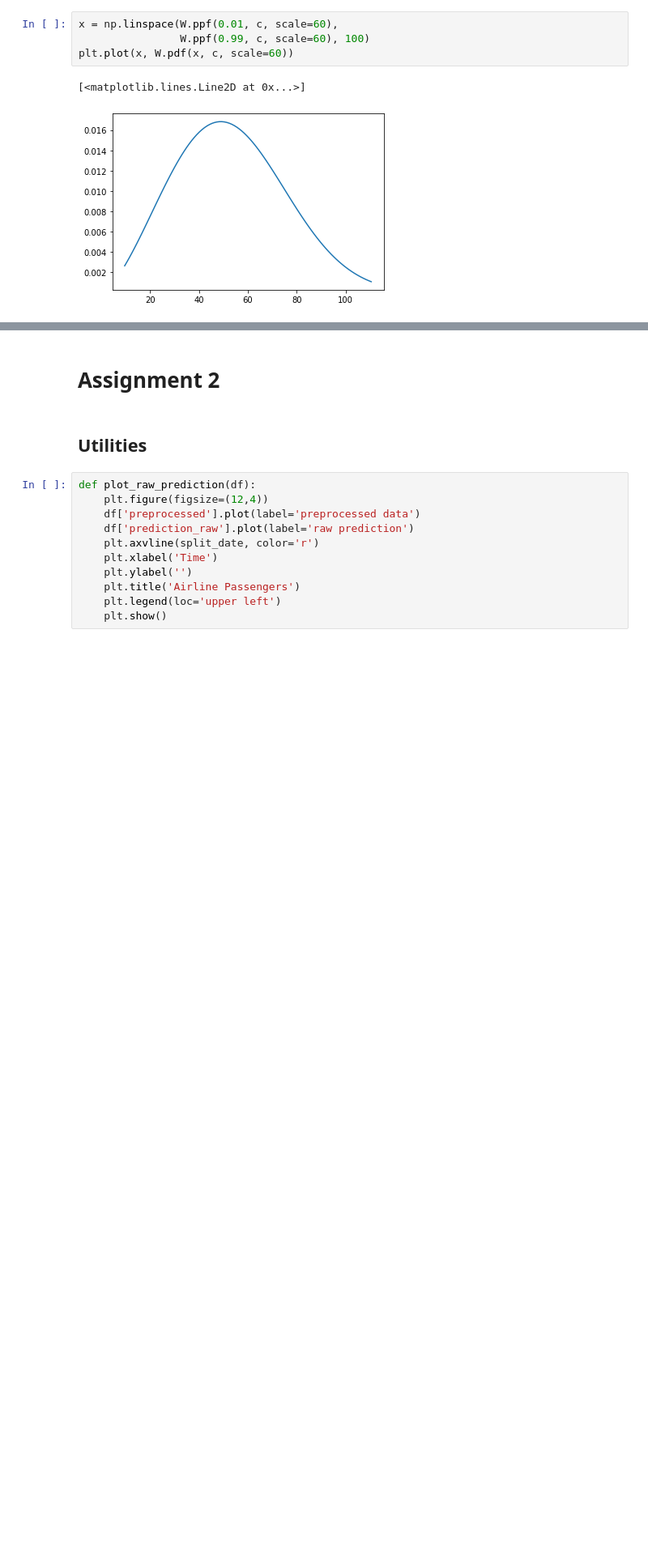
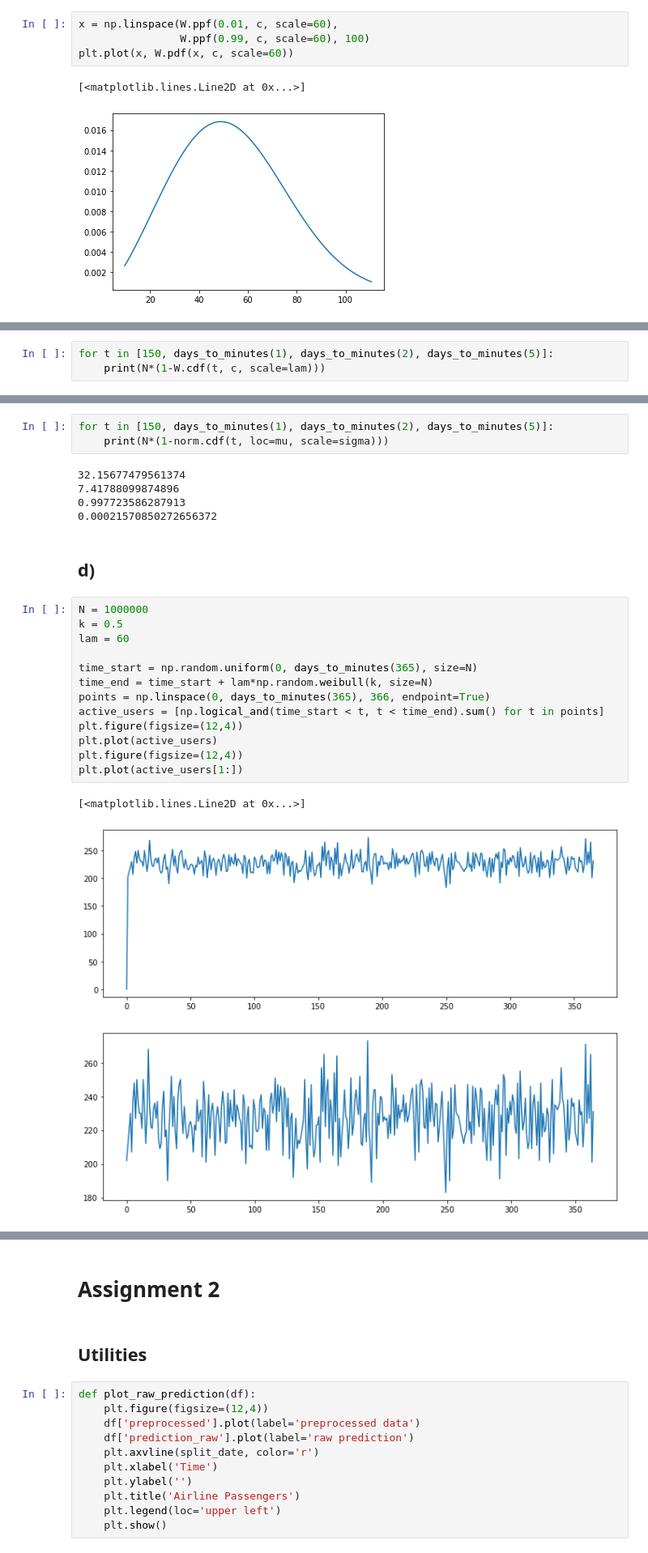
Before and after one commit to AdrianUrbanski/ADM, a Jupyter notebook: lista1.ipynb, the cells around one changed output, grey strips where cells are left out. Shown at 81% size. Cells and saved outputs as stored; diff of their text form; blank space fills up the shorter version.

```diff
--- a/lista1.ipynb
+++ b/lista1.ipynb
@@ -129,0 +133,3 @@ plt.plot(x, W.pdf(x, c, scale=60))
+# %%
+for t in [150, days_to_minutes(1), days_to_minutes(2), days_to_minutes(5)]:
+    print(N*(1-W.cdf(t, c, scale=lam)))
@@ -129,0 +172,27 @@ plt.plot(x, W.pdf(x, c, scale=60))
+# %%
+for t in [150, days_to_minutes(1), days_to_minutes(2), days_to_minutes(5)]:
+    print(N*(1-norm.cdf(t, loc=mu, scale=sigma)))
+# %% [output]
+32.15677479561374
+7.41788099874896
+0.997723586287913
+0.00021570850272656372
+# %% [markdown]
+## d)
+# %%
+N = 1000000
+k = 0.5
+lam = 60
+
+time_start = np.random.uniform(0, days_to_minutes(365), size=N)
+time_end = time_start + lam*np.random.weibull(k, size=N)
+points = np.linspace(0, days_to_minutes(365), 366, endpoint=True)
+active_users = [np.logical_and(time_start < t, t < time_end).sum() for t in points]
+plt.figure(figsize=(12,4))
+plt.plot(active_users)
+plt.figure(figsize=(12,4))
+plt.plot(active_users[1:])
+# %% [output]
+[<matplotlib.lines.Line2D at 0x...>]
+[figure, added]
+[figure, added]
```
Also changed, not shown: parts of 10 cells of this notebook.
